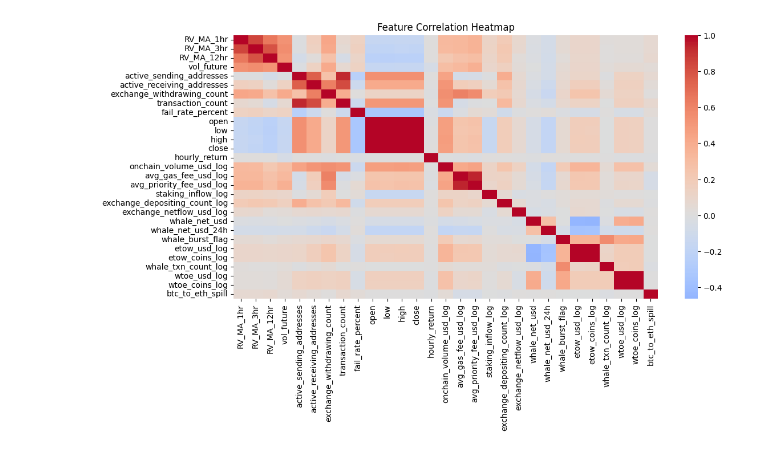
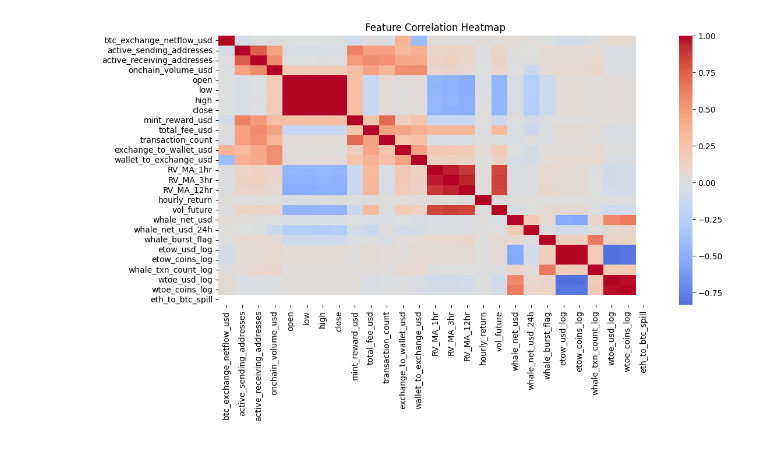
Before and after one commit to C3lineTan/DSE4101-CryptoWhale-2, a Jupyter notebook: EDA/BTC_EDA.ipynb, the cells around one changed output. Saved outputs shown, nothing was run; the diff lists cells and outputs as text; code cells hidden in the pictures.

```diff
--- a/EDA/BTC_EDA.ipynb
+++ b/EDA/BTC_EDA.ipynb
@@ -4,5 +4,5 @@ import numpy as np
 import matplotlib.pyplot as plt
 import seaborn as sns
 # %%
-eth_df = pd.read_csv('../Data/eth_final_df.csv')
+btc_df = pd.read_csv('../Data/btc_final_df.csv')
 # %%
@@ -27,8 +39,8 @@ Index(['timestamp', 'RV_MA_1hr', 'RV_MA_3hr', 'RV_MA_12hr', 'vol_future',
 # %%
-num_cols = eth_df.select_dtypes(include=np.number).columns
+num_cols = btc_df.select_dtypes(include=np.number).columns
 plt.figure(figsize=(12, 6))
-sns.heatmap(eth_df[num_cols].corr(), cmap="coolwarm", center=0)
+sns.heatmap(btc_df[num_cols].corr(), cmap="coolwarm", center=0)
 plt.title("Feature Correlation Heatmap")
 plt.show()
 # %% [output]
-[figure, old version]
+[figure, new version]
```
Also changed, not shown: parts of 14 cells of this notebook, 1 other file.
